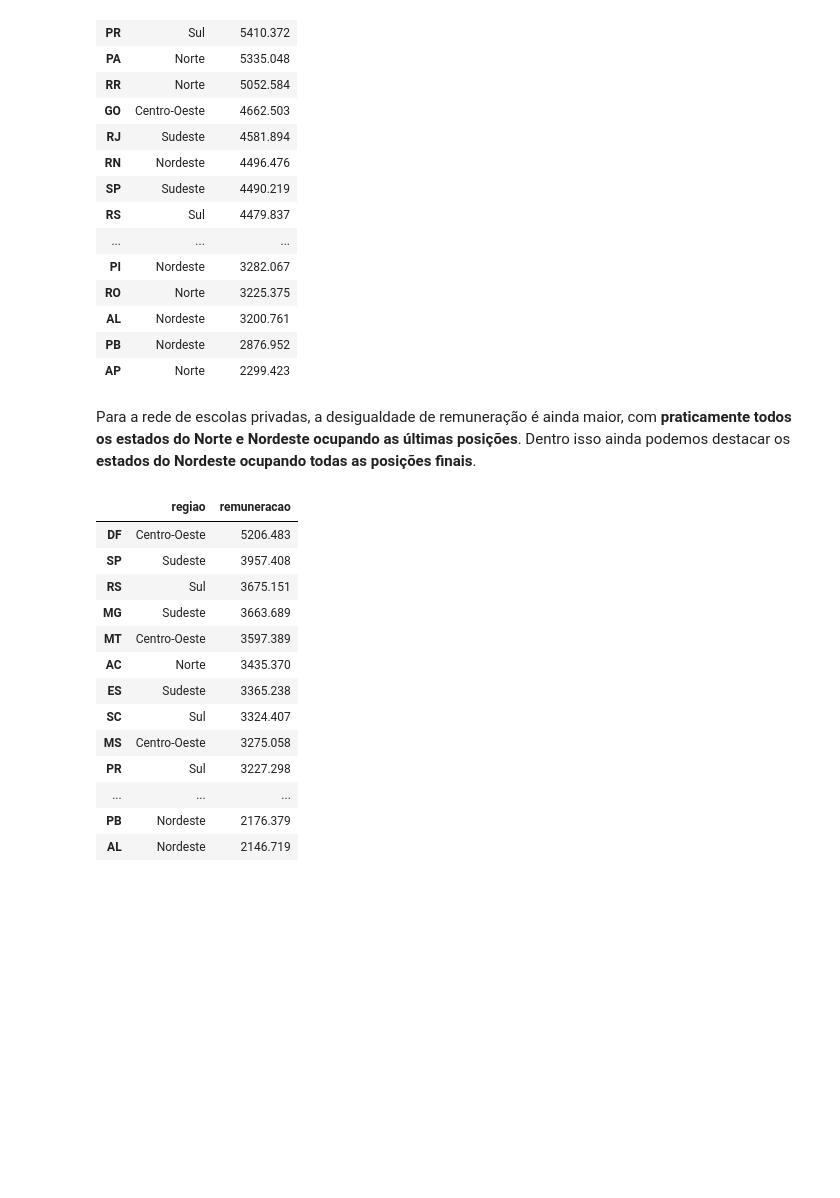
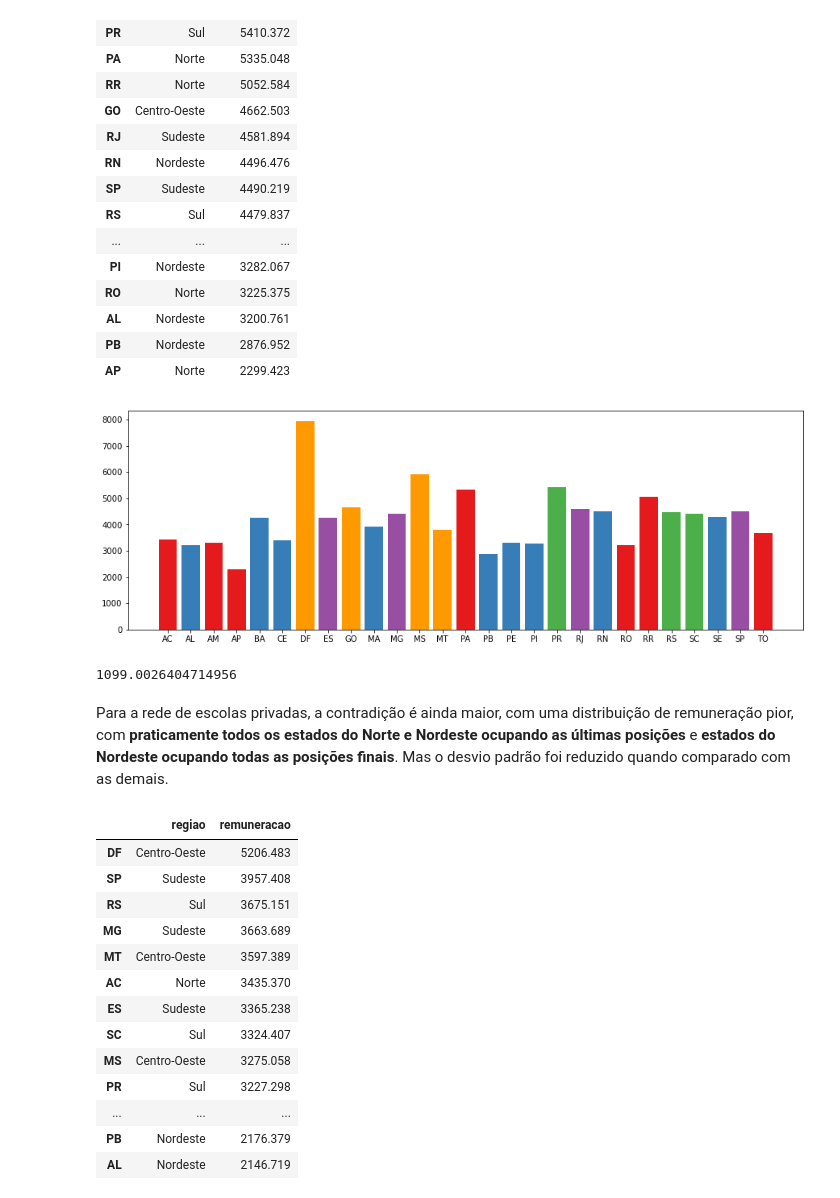
Before and after one commit to viniciuslettieri/analytica, a Jupyter notebook: Educacao_Brasileira/educacao_brasileira.ipynb, the cells around one changed output. Saved outputs shown, nothing was run; the diff lists cells and outputs as text; code cells hidden in the pictures; blank space fills up the shorter version.

```diff
--- a/Educacao_Brasileira/educacao_brasileira.ipynb
+++ b/Educacao_Brasileira/educacao_brasileira.ipynb
@@ -401,8 +411,18 @@ df.sort_values(by='remuneracao', ascending=False)
 | AL | Nordeste | 3200.761 |
 | PB | Nordeste | 2876.952 |
 | AP | Norte | 2299.423 |
+# %%
+plt.figure(figsize=(15, 5))
+plt.bar(unidades_federativas, rem_publica, color=[estado2cor[k] for k in unidades_federativas])
+plt.savefig('rem_publica.png')
+# %% [output]
+[figure, added]
+# %%
+np.std(rem_publica)
+# %% [output]
+1099.0026404714956
 # %% [markdown]
-Para a rede de escolas privadas, a desigualdade de remuneração é ainda maior, com **praticamente todos os estados do Norte e Nordeste ocupando as últimas posições**. Dentro isso ainda podemos destacar os **estados do Nordeste ocupando todas as posições finais**.
+Para a rede de escolas privadas, a contradição é ainda maior, com uma distribuição de remuneração pior, com **praticamente todos os estados do Norte e Nordeste ocupando as últimas posições** e **estados do Nordeste ocupando todas as posições finais**. Mas o desvio padrão foi reduzido quando comparado com as demais.
 # %%
 rem_privada = []
 for uf in unidades_federativas:
```
Also changed, not shown: parts of 24 cells of this notebook.
